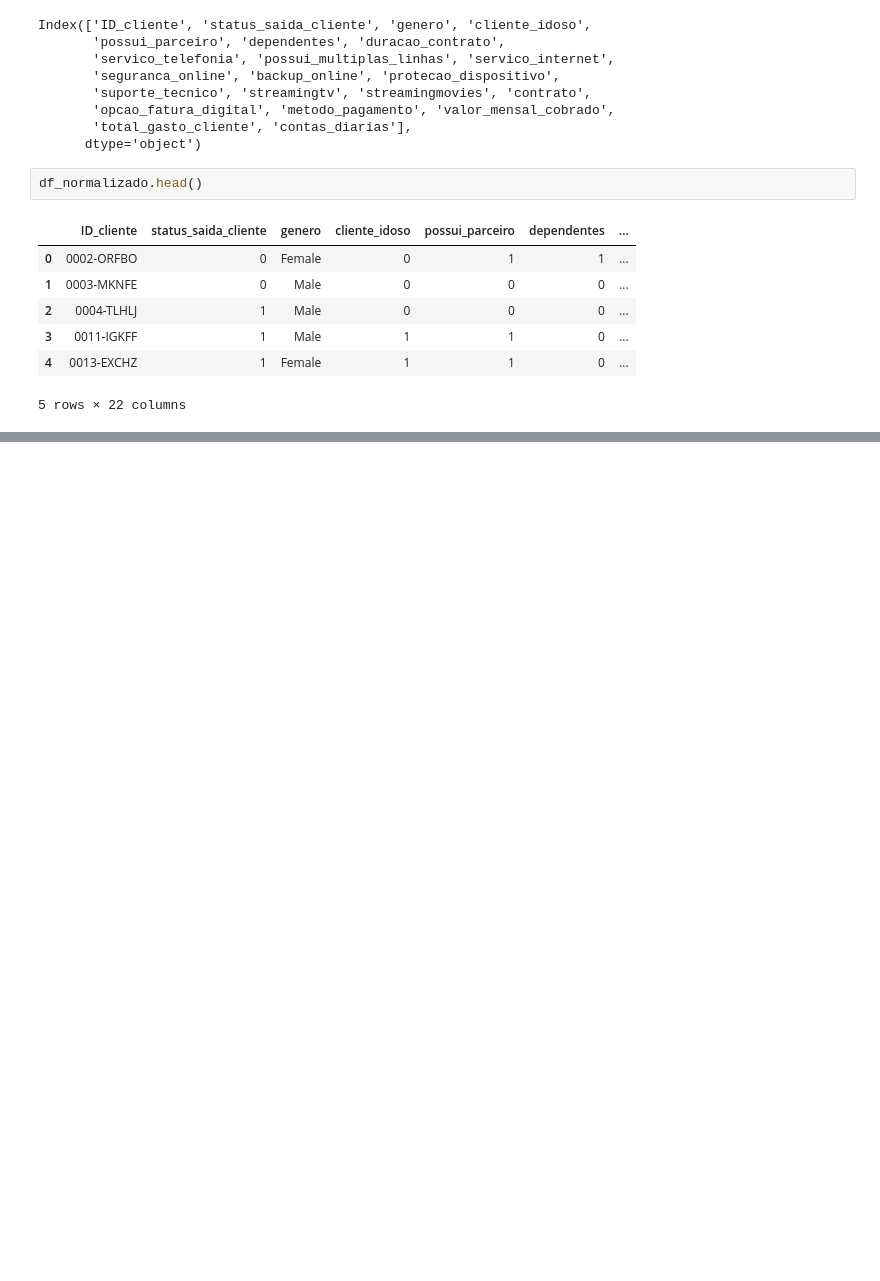
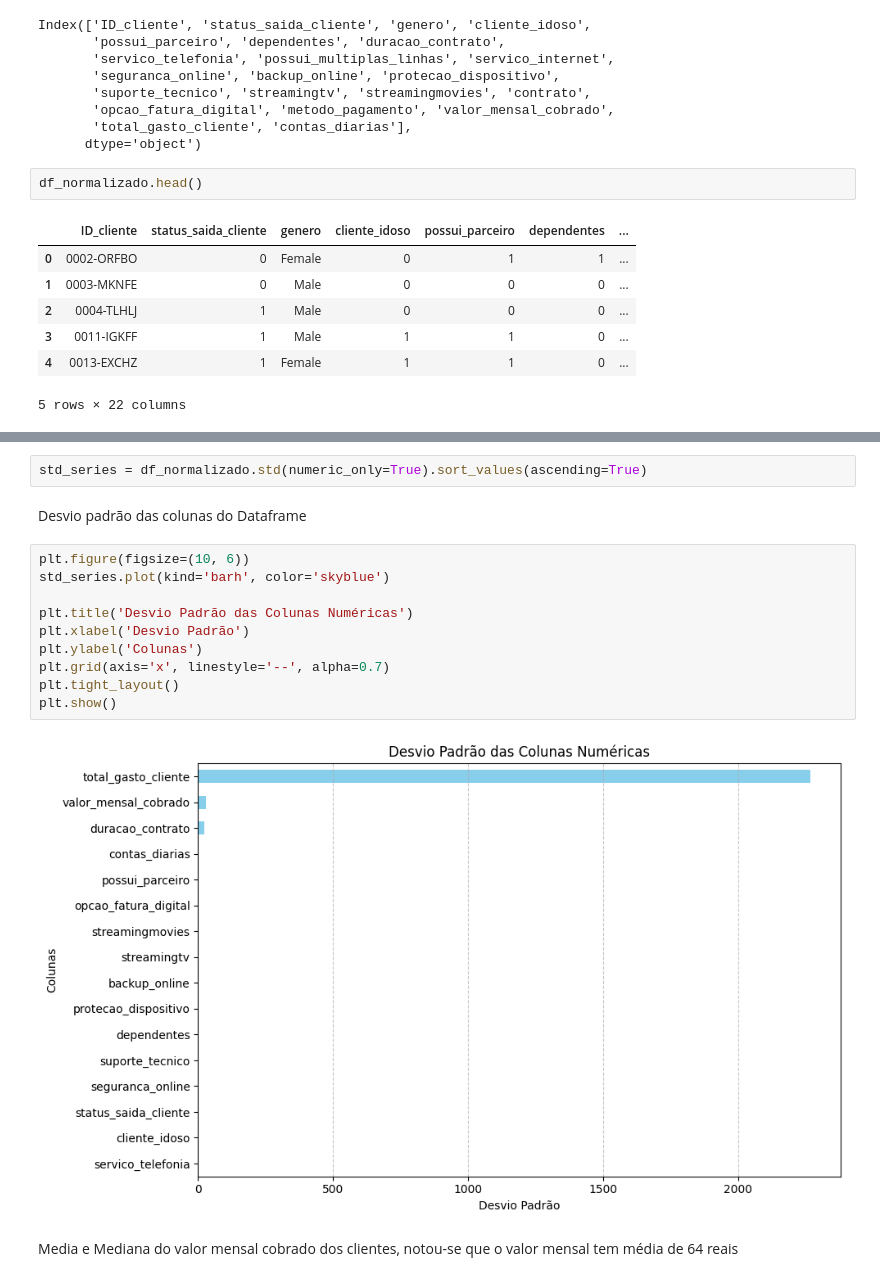
Before and after one commit to LeideMarina18/Desafio_Telecom_X_Alura, a Jupyter notebook: TelecomX.ipynb, the cells around one changed output, grey strips where cells are left out. Drawn from its saved outputs; the diff is of its cells as text; blank space fills up the shorter version.

```diff
--- a/TelecomX.ipynb
+++ b/TelecomX.ipynb
@@ -578,0 +629,18 @@ df_normalizado.head()
+# %%
+std_series = df_normalizado.std(numeric_only=True).sort_values(ascending=True)
+# %% [markdown]
+Desvio padrão das colunas do Dataframe
+# %%
+plt.figure(figsize=(10, 6))
+std_series.plot(kind='barh', color='skyblue')
+
+plt.title('Desvio Padrão das Colunas Numéricas')
+plt.xlabel('Desvio Padrão')
+plt.ylabel('Colunas')
+plt.grid(axis='x', linestyle='--', alpha=0.7)
+plt.tight_layout()
+plt.show()
+# %% [output]
+[figure, added]
+# %% [markdown]
+Media e Mediana do valor mensal cobrado dos clientes, notou-se que o valor mensal tem média de 64 reais
```
Also changed, not shown: parts of 47 cells of this notebook.
